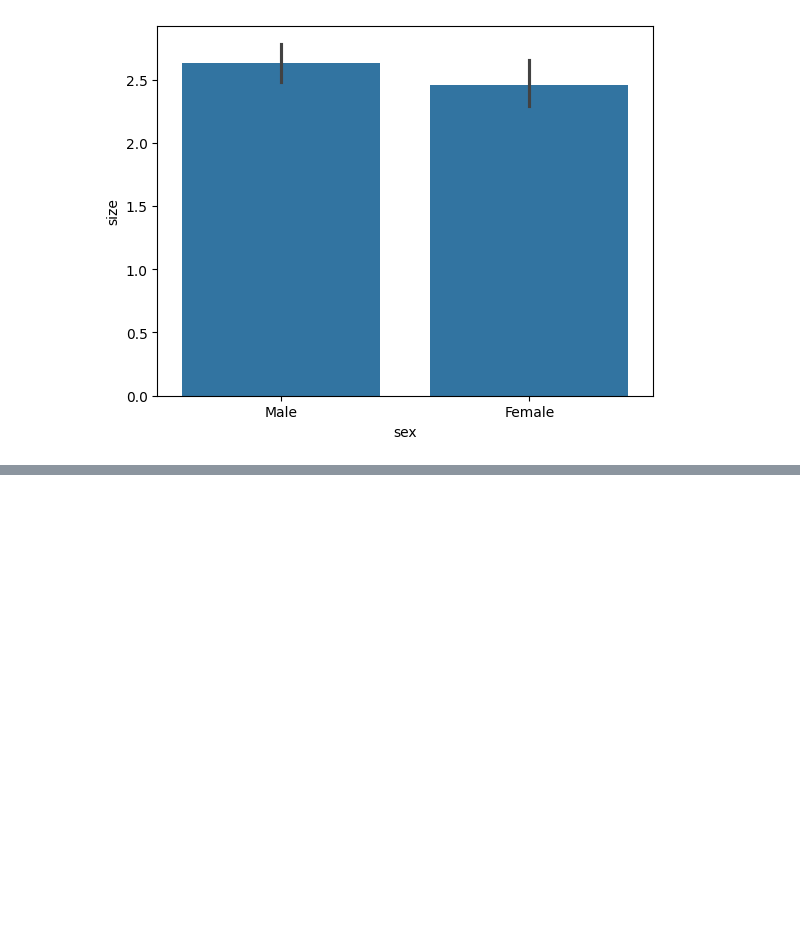
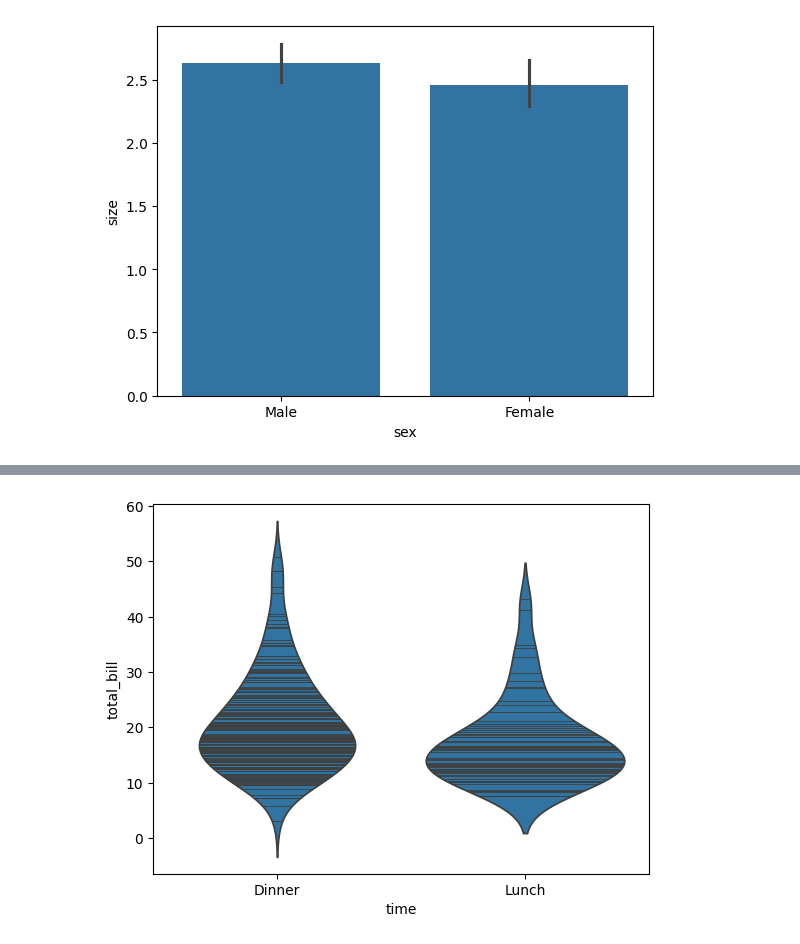
Before and after one commit to Srishti36912/python, a Jupyter notebook: python seaborn online/seaborn.ipynb, the cells around one changed output, grey strips where cells are left out. Cells and saved outputs as stored; diff of their text form; code cells hidden in the pictures; blank space fills up the shorter version.

```diff
--- a/python seaborn online/seaborn.ipynb
+++ b/python seaborn online/seaborn.ipynb
@@ -271,0 +305,5 @@ plt.show()
+# %%
+sns.violinplot(x='time', y='total_bill', data=var, order=['Dinner','Lunch'], inner='stick')
+plt.show()
+# %% [output]
+[figure, added]
```
Also changed, not shown: parts of 8 cells of this notebook.
